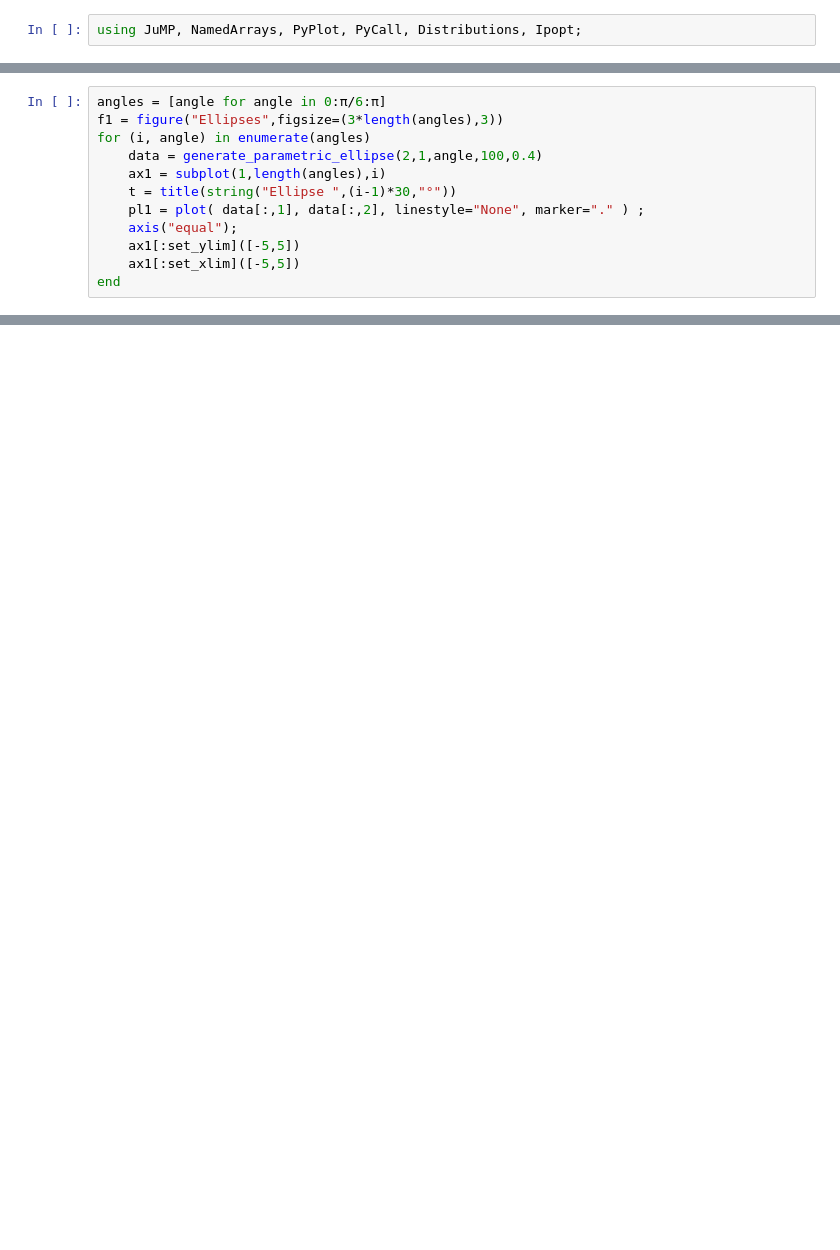
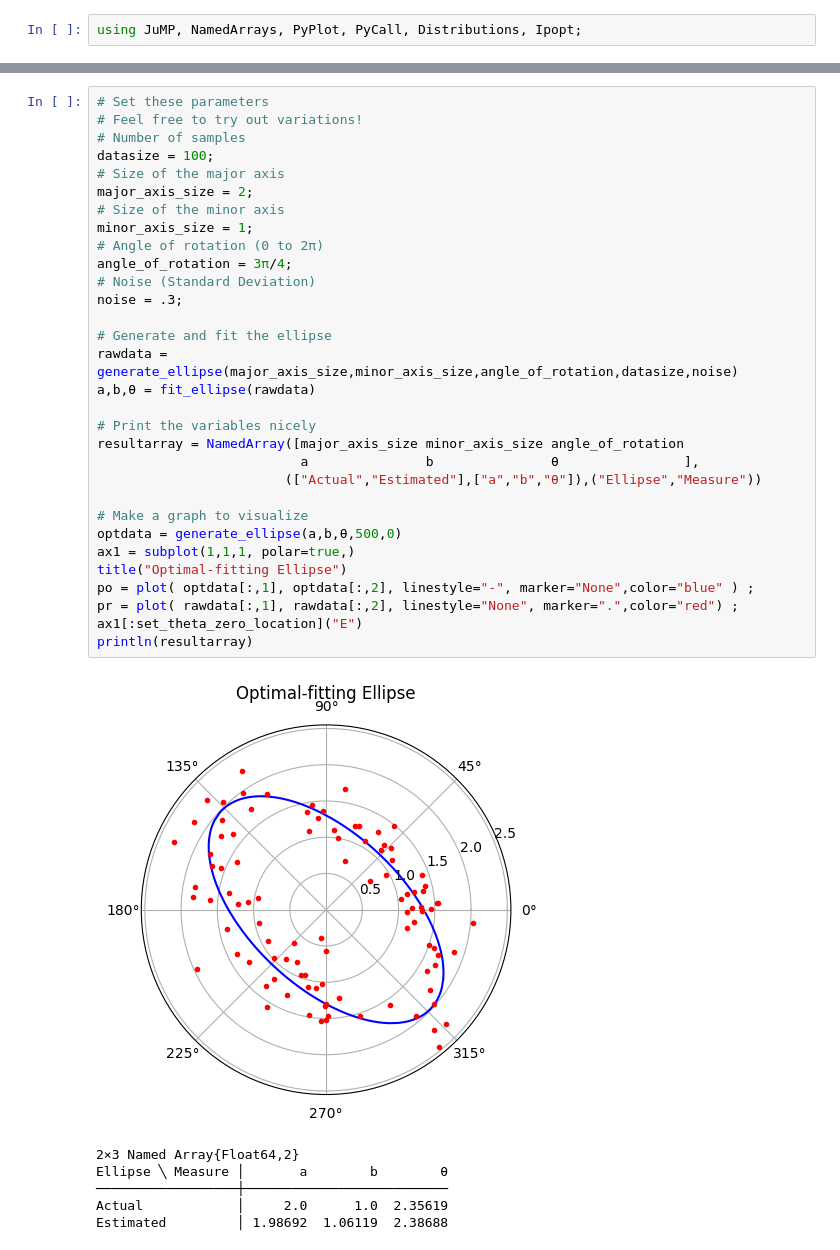
Before and after one commit to AndrewJSchoen/Jupyter, a Jupyter notebook: Tensor.ipynb, the cells around one changed output, grey strips where cells are left out. Drawn from its saved outputs; the diff is of its cells as text; blank space fills up the shorter version.

```diff
--- a/Tensor.ipynb
+++ b/Tensor.ipynb
@@ -40,12 +117,0 @@ end
-# %%
-angles = [angle for angle in 0:π/6:π]
-f1 = figure("Ellipses",figsize=(3*length(angles),3))
-for (i, angle) in enumerate(angles)
-    data = generate_parametric_ellipse(2,1,angle,100,0.4)
-    ax1 = subplot(1,length(angles),i)
-    t = title(string("Ellipse ",(i-1)*30,"°"))
-    pl1 = plot( data[:,1], data[:,2], linestyle="None", marker="." ) ;
-    axis("equal");
-    ax1[:set_ylim]([-5,5])
-    ax1[:set_xlim]([-5,5])
-end
@@ -296,0 +272,38 @@ WARNING: Adjusting nev from 6 to 5
+# %%
+# Set these parameters
+# Feel free to try out variations!
+# Number of samples
+datasize = 100;
+# Size of the major axis
+major_axis_size = 2;
+# Size of the minor axis
+minor_axis_size = 1;
+# Angle of rotation (0 to 2π)
+angle_of_rotation = 3π/4;
+# Noise (Standard Deviation)
+noise = .3;
+
+# Generate and fit the ellipse
+rawdata = generate_ellipse(major_axis_size,minor_axis_size,angle_of_rotation,datasize,noise)
+a,b,θ = fit_ellipse(rawdata)
+
+# Print the variables nicely
+resultarray = NamedArray([major_axis_size minor_axis_size angle_of_rotation
+                          a               b               θ                ],
+                        (["Actual","Estimated"],["a","b","θ"]),("Ellipse","Measure"))
+
+# Make a graph to visualize
+optdata = generate_ellipse(a,b,θ,500,0)
+ax1 = subplot(1,1,1, polar=true,)
+title("Optimal-fitting Ellipse")
+po = plot( optdata[:,1], optdata[:,2], linestyle="-", marker="None",color="blue" ) ;
+pr = plot( rawdata[:,1], rawdata[:,2], linestyle="None", marker=".",color="red") ;
+ax1[:set_theta_zero_location]("E")
+println(resultarray)
+# %% [output]
+[figure, added]
+2×3 Named Array{Float64,2}
+Ellipse ╲ Measure │       a        b        θ
+──────────────────┼──────────────────────────
+Actual            │     2.0      1.0  2.35619
+Estimated         │ 1.98692  1.06119  2.38688
```
Also changed, not shown: parts of 33 cells of this notebook, 5 other files.
